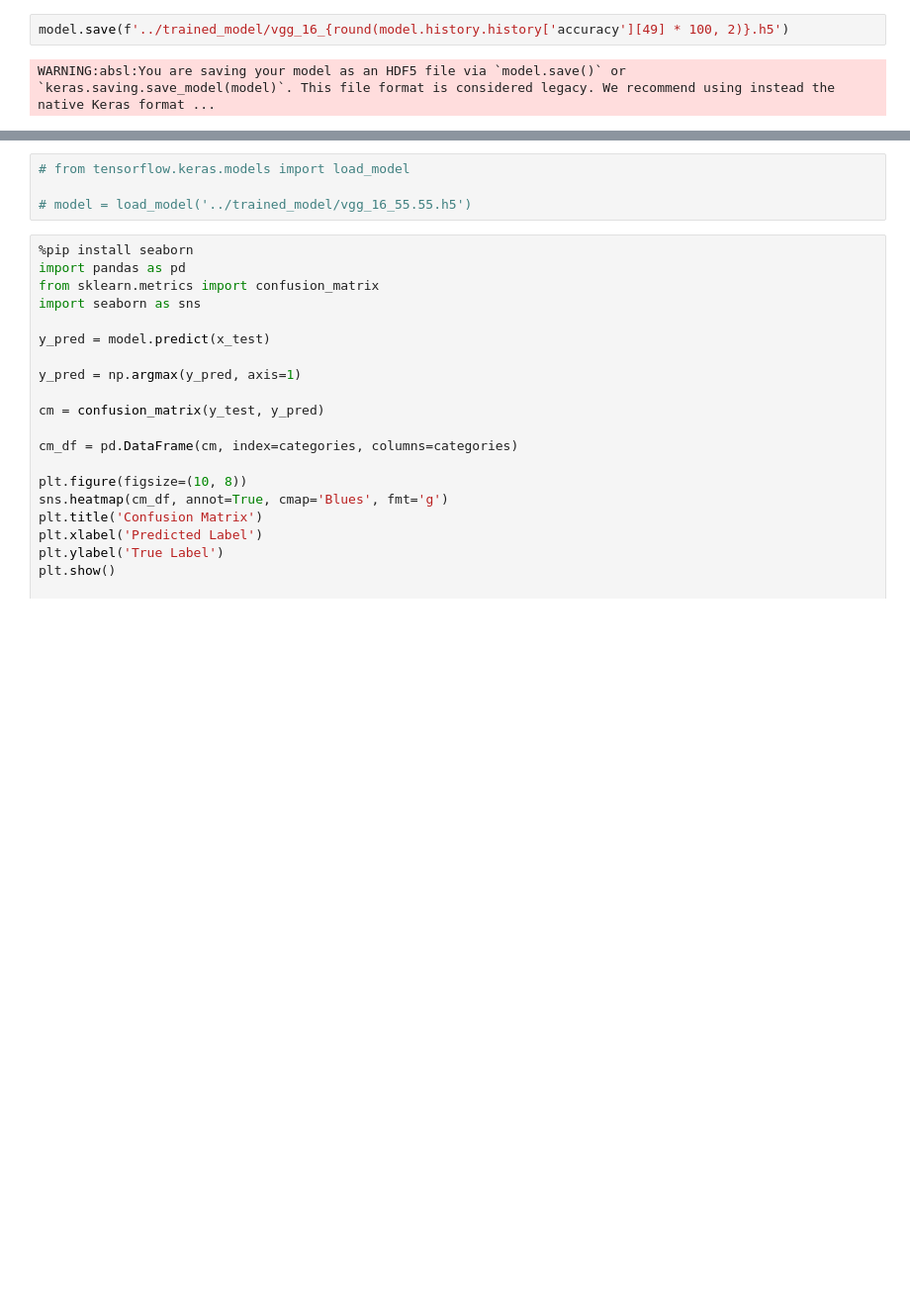
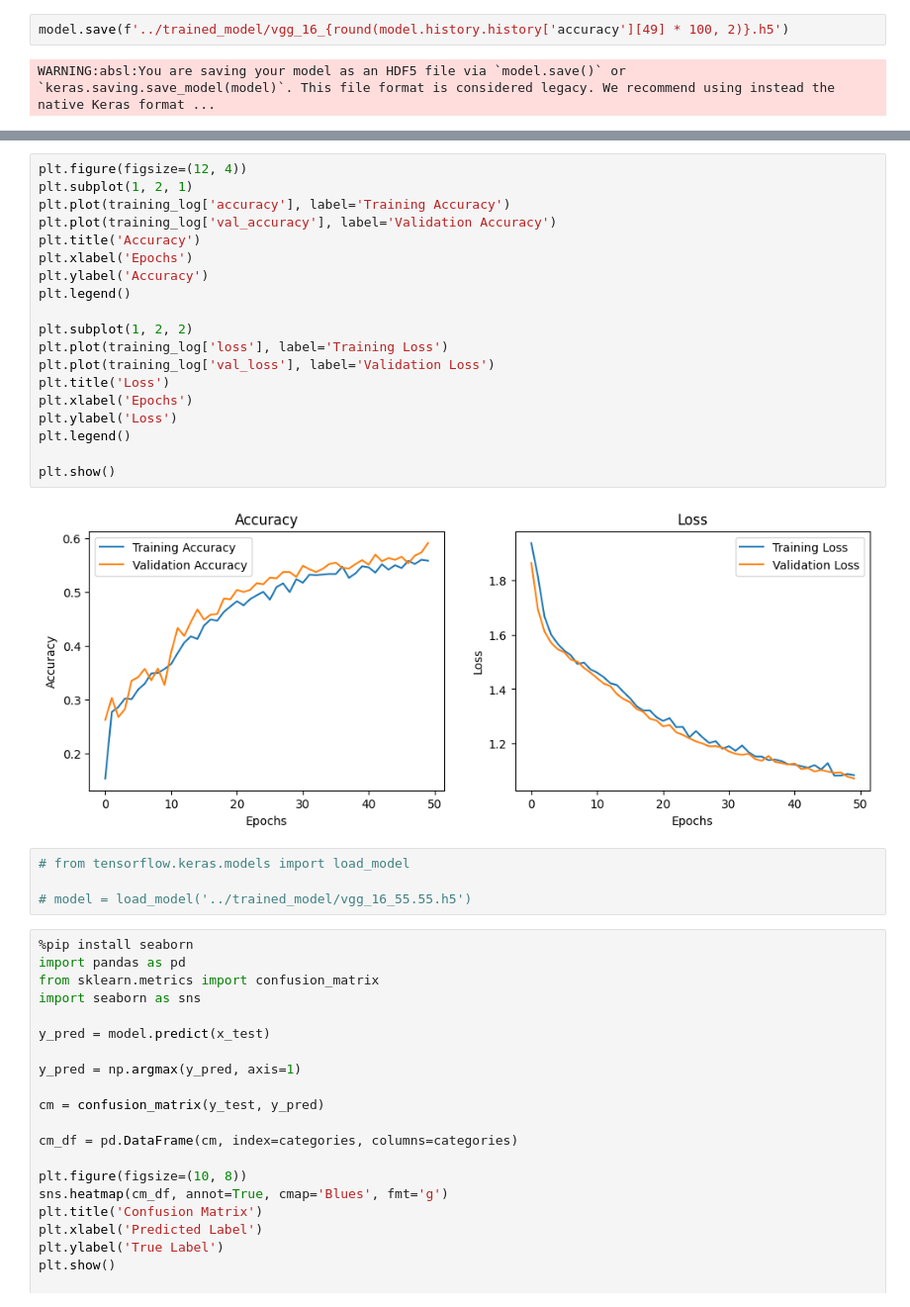
Before and after one commit to dave-andrew/Ocular-Disease-Recognition, a Jupyter notebook: codes/vgg_16.ipynb, the cells around one changed output, grey strips where cells are left out. Shown at 99% size. Drawn from its saved outputs; the diff is of its cells as text; blank space fills up the shorter version.

```diff
--- a/codes/vgg_16.ipynb
+++ b/codes/vgg_16.ipynb
@@ -266,3 +306,24 @@ WARNING:absl:You are saving your model as an HDF5 file via `model.save()` or `ke
+# %%
+plt.figure(figsize=(12, 4))
+plt.subplot(1, 2, 1)
+plt.plot(training_log['accuracy'], label='Training Accuracy')
+plt.plot(training_log['val_accuracy'], label='Validation Accuracy')
+plt.title('Accuracy')
+plt.xlabel('Epochs')
+plt.ylabel('Accuracy')
+plt.legend()
+
+plt.subplot(1, 2, 2)
+plt.plot(training_log['loss'], label='Training Loss')
+plt.plot(training_log['val_loss'], label='Validation Loss')
+plt.title('Loss')
+plt.xlabel('Epochs')
+plt.ylabel('Loss')
+plt.legend()
+
+plt.show()
+# %% [output]
+[figure, added]
 # %%
 # from tensorflow.keras.models import load_model
 
```
Also changed, not shown: parts of 1 cell of this notebook, 3 other files.
